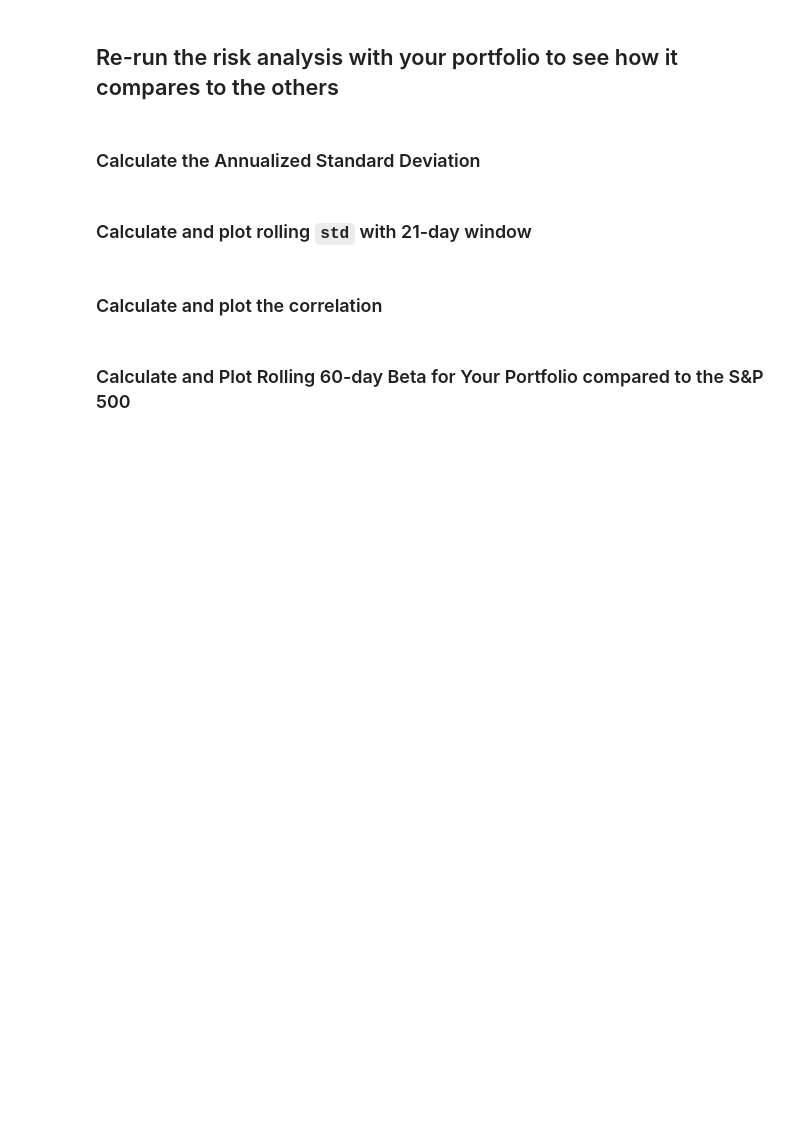
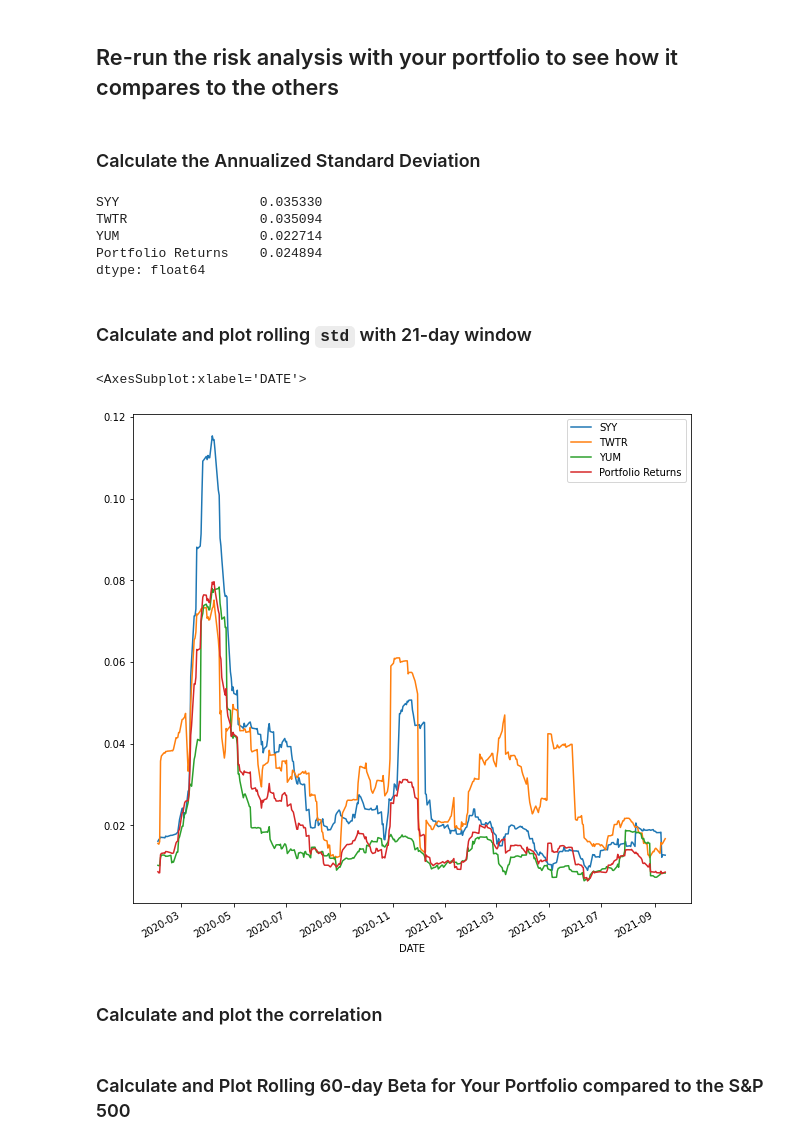
Before and after one commit to MatthewPuttroff/HWUnitFour, a Jupyter notebook: 04-Pandas/Instructions/Starter_Code/whale_analysis.ipynb, the cells around one changed output. Drawn from its saved outputs; the diff is of its cells as text; code cells hidden in the pictures; blank space fills up the shorter version.

Commit message:
RollingSTD

```diff
--- a/04-Pandas/Instructions/Starter_Code/whale_analysis.ipynb
+++ b/04-Pandas/Instructions/Starter_Code/whale_analysis.ipynb
@@ -734,12 +734,23 @@ reorg_returns
 ### Calculate the Annualized Standard Deviation
 # %%
 # Calculate the annualized `std`
+reorg_returns.std()
+# %% [output]
+SYY                  0.035330
+TWTR                 0.035094
+YUM                  0.022714
+Portfolio Returns    0.024894
+dtype: float64
 # %% [markdown]
 ### Calculate and plot rolling `std` with 21-day window
 # %%
 # Calculate rolling standard deviation
-
+reorg_returns.rolling(window=21).std()
 # Plot rolling standard deviation
+reorg_returns.rolling(window=21).std().plot(figsize = (10,10))
+# %% [output]
+<AxesSubplot:xlabel='DATE'>
+[figure, added]
 # %% [markdown]
 ### Calculate and plot the correlation
 # %%
```
